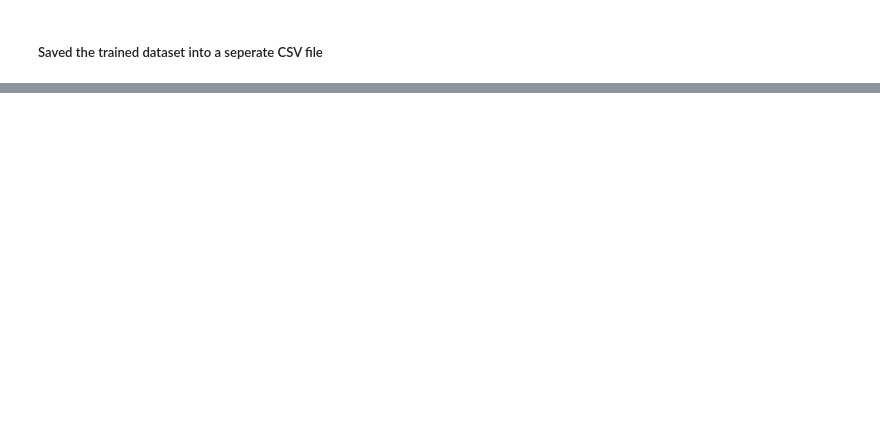
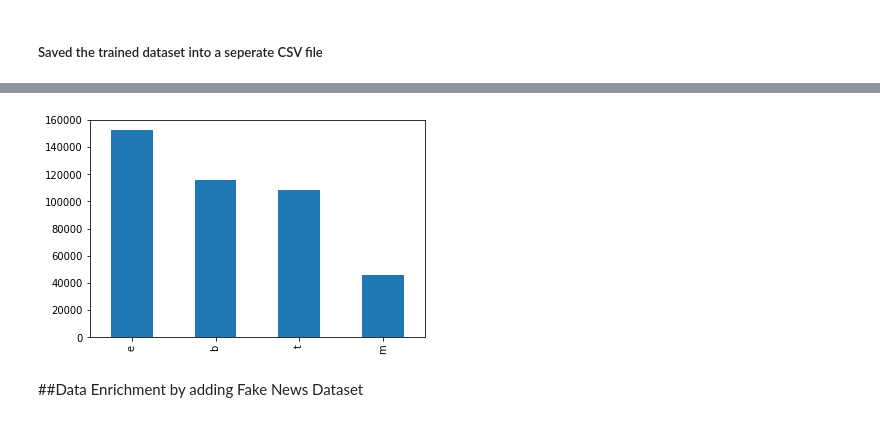
Before and after one commit to mal258/machinelearning258, a Jupyter notebook: alternus_vera/Invincibles_Alternus_Vera_Iteration1.ipynb, the cells around one changed output, grey strips where cells are left out. Cells and saved outputs as stored; diff of their text form; code cells hidden in the pictures; blank space fills up the shorter version.

```diff
--- a/alternus_vera/Invincibles_Alternus_Vera_Iteration1.ipynb
+++ b/alternus_vera/Invincibles_Alternus_Vera_Iteration1.ipynb
@@ -2113,0 +414,6 @@ accuracy= 0.7368421052631579
+# %%
+
+url="https://raw.githubusercontent.com/mal258/machinelearning258/master/datasets/news_source/news_source.xlsx"
+
+
+news_source=pd.read_excel(url)
@@ -2113,0 +441,9 @@ accuracy= 0.7368421052631579
+# %%
+
+# print the topics being addressed here
+news_source['CATEGORY'].value_counts().plot(kind="bar")
+plt.show()
+# %% [output]
+[figure, added]
+# %% [markdown]
+##Data Enrichment by adding Fake News Dataset
```
Also changed, not shown: parts of 162 cells of this notebook.
